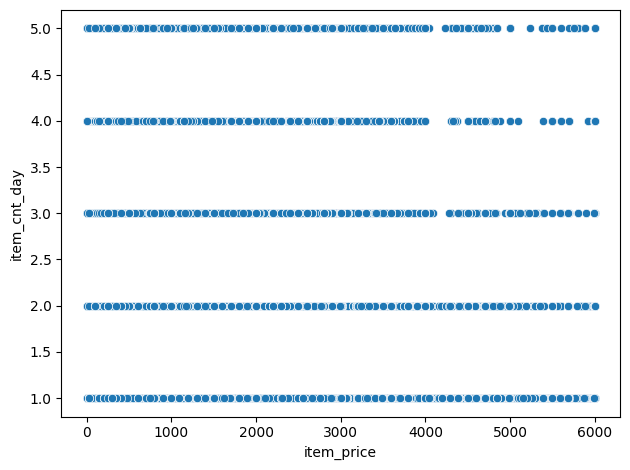
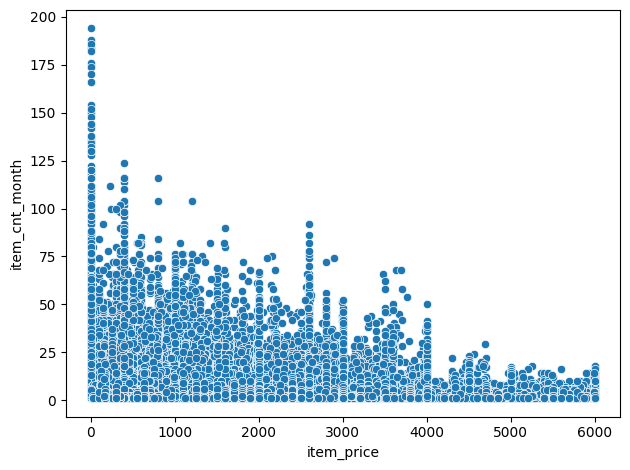
Code edit (unified diff) that turned the first committed figure into the second:
--- before
+++ after
@@ -1,5 +1,4 @@
 
-sns.scatterplot(x=train['item_price'], y=train['item_cnt_day'])
-
+sns.scatterplot(x=monthly_sales['item_price'], y=monthly_sales['item_cnt_month'])
 plt.tight_layout()
 plt.show()

Commit: DS/1.2 fix: fixed incorrectness in initial correaltion research